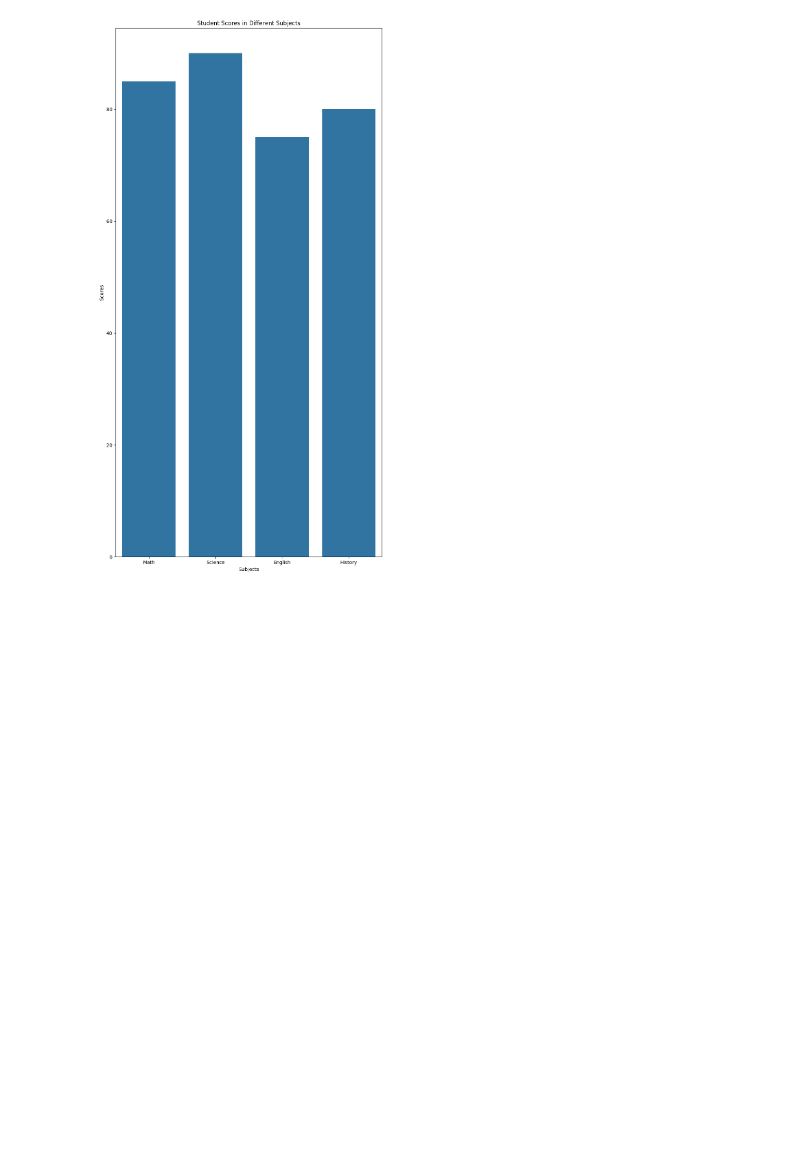
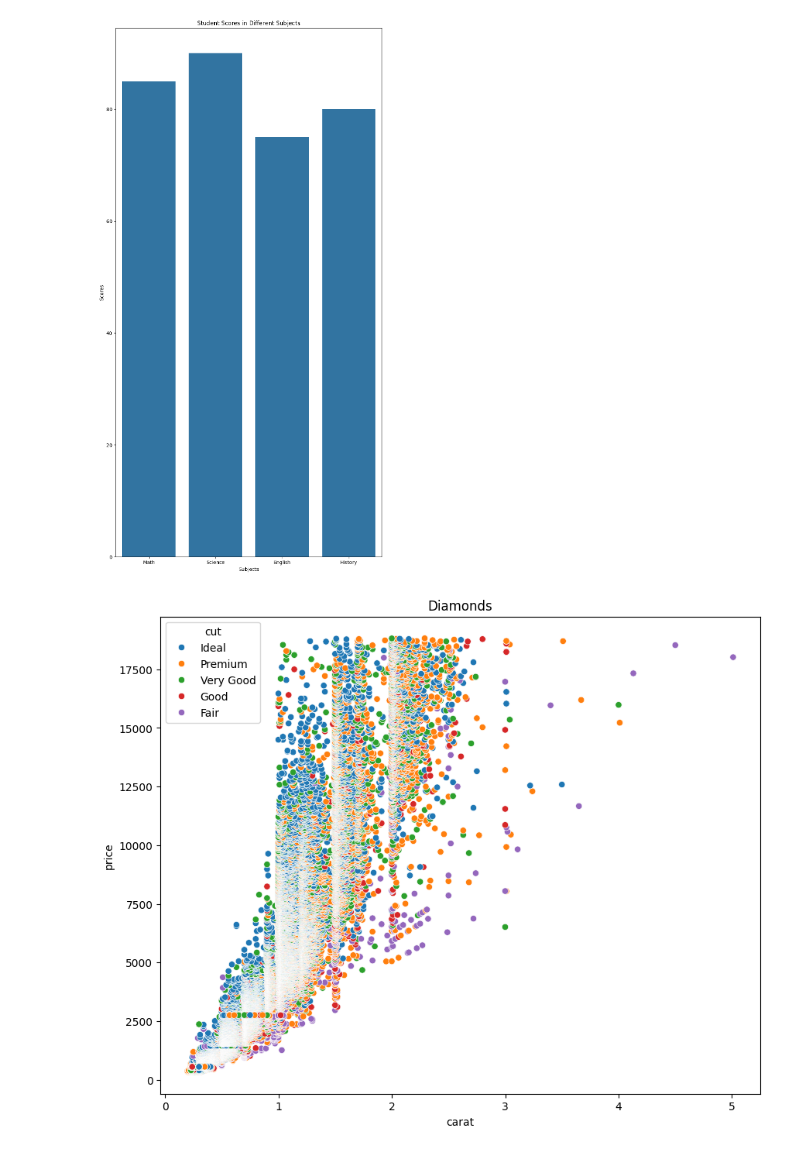
Before and after one commit to Muasya0254/Data_Science, a Jupyter notebook: Data_visualization/test.ipynb, the cells around one changed output. Cells and saved outputs as stored; diff of their text form; code cells hidden in the pictures; blank space fills up the shorter version.

Commit message:
simple scatterplot

```diff
--- a/Data_visualization/test.ipynb
+++ b/Data_visualization/test.ipynb
@@ -20,3 +20,15 @@ plt.ylabel('Scores')
 plt.show()
 # %% [output]
 [figure]
+# %%
+diamonds = sns.load_dataset('diamonds')
+# %%
+# Create a bar plot using Seaborn
+plt.figure(figsize=(10, 8))
+sns.scatterplot(data=diamonds, x='carat', y='price', size=None, style=None, hue='cut')
+plt.title('Diamonds')
+plt.xlabel('carat')
+plt.ylabel('price')
+plt.show()
+# %% [output]
+[figure, added]
```
